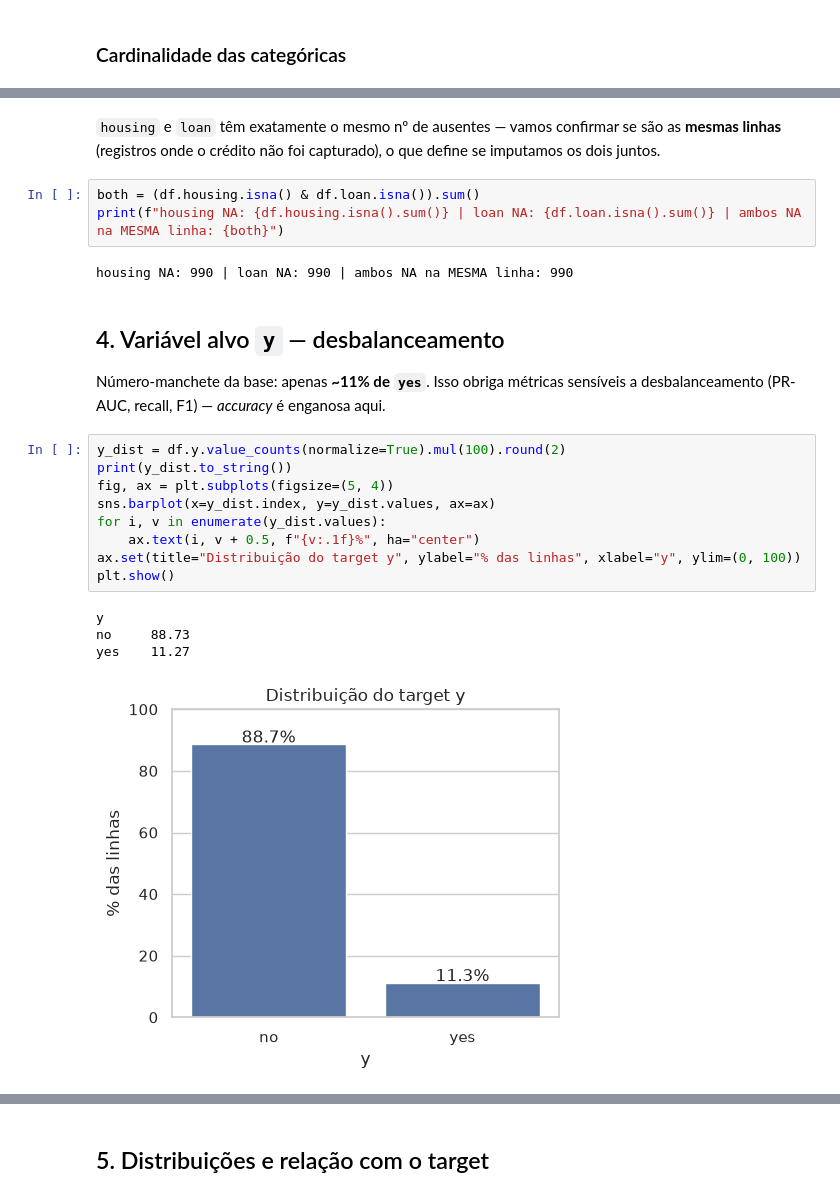
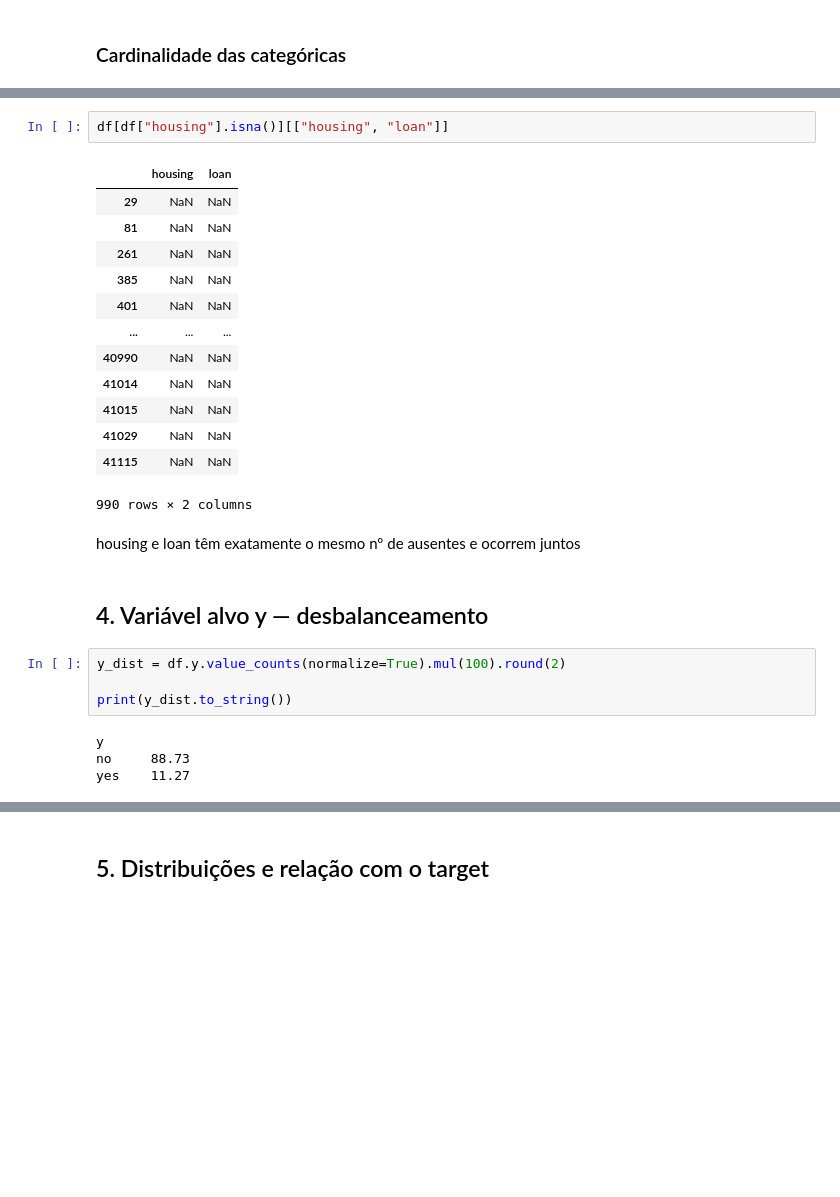
Before and after one commit to DatathonG61/BankMarketing, a Jupyter notebook: notebooks/01-eda-e-baseline.ipynb, the cells around one changed output, grey strips where cells are left out. Cells and saved outputs as stored; diff of their text form; blank space fills up the shorter version.

```diff
--- a/notebooks/01-eda-e-baseline.ipynb
+++ b/notebooks/01-eda-e-baseline.ipynb
@@ -121,28 +166,28 @@ pd.DataFrame({"n_missing": miss, "pct_%": (miss / len(df) * 100).round(2)})
+# %%
+df[df["housing"].isna()][["housing", "loan"]]
+# %% [output]
+|  | housing | loan |
+| 29 | NaN | NaN |
+| 81 | NaN | NaN |
+| 261 | NaN | NaN |
+| 385 | NaN | NaN |
+| 401 | NaN | NaN |
+| ... | ... | ... |
+| 40990 | NaN | NaN |
+| 41014 | NaN | NaN |
+| 41015 | NaN | NaN |
+| 41029 | NaN | NaN |
+| 41115 | NaN | NaN |
+990 rows × 2 columns
 # %% [markdown]
-`housing` e `loan` têm exatamente o mesmo nº de ausentes — vamos confirmar se são as
-**mesmas linhas** (registros onde o crédito não foi capturado), o que define se imputamos
-os dois juntos.
+housing e loan têm exatamente o mesmo nº de ausentes e ocorrem juntos
-# %%
-both = (df.housing.isna() & df.loan.isna()).sum()
-print(f"housing NA: {df.housing.isna().sum()} | loan NA: {df.loan.isna().sum()} | ambos NA na MESMA linha: {both}")
-# %% [output]
-housing NA: 990 | loan NA: 990 | ambos NA na MESMA linha: 990
 # %% [markdown]
-## 4. Variável alvo `y` — desbalanceamento
-
-Número-manchete da base: apenas **~11% de `yes`**. Isso obriga métricas sensíveis a
-desbalanceamento (PR-AUC, recall, F1) — *accuracy* é enganosa aqui.
+## 4. Variável alvo y — desbalanceamento
 # %%
 y_dist = df.y.value_counts(normalize=True).mul(100).round(2)
+
 print(y_dist.to_string())
-fig, ax = plt.subplots(figsize=(5, 4))
-sns.barplot(x=y_dist.index, y=y_dist.values, ax=ax)
-for i, v in enumerate(y_dist.values):
-    ax.text(i, v + 0.5, f"{v:.1f}%", ha="center")
-ax.set(title="Distribuição do target y", ylabel="% das linhas", xlabel="y", ylim=(0, 100))
-plt.show()
 # %% [output]
 y
 no     88.73
 yes    11.27
-[figure, removed]
```
Also changed, not shown: parts of 25 cells of this notebook, 8 other files.
